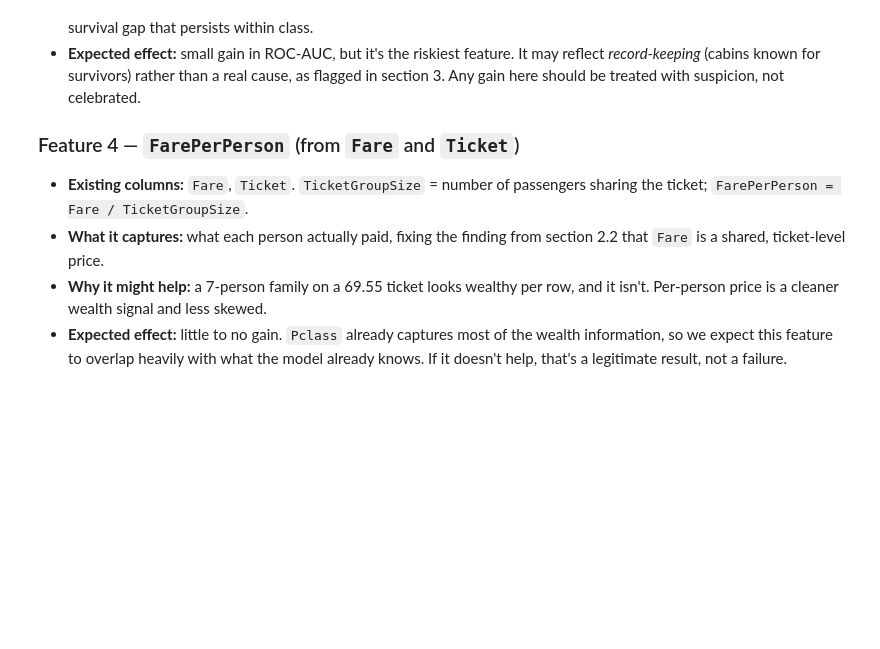
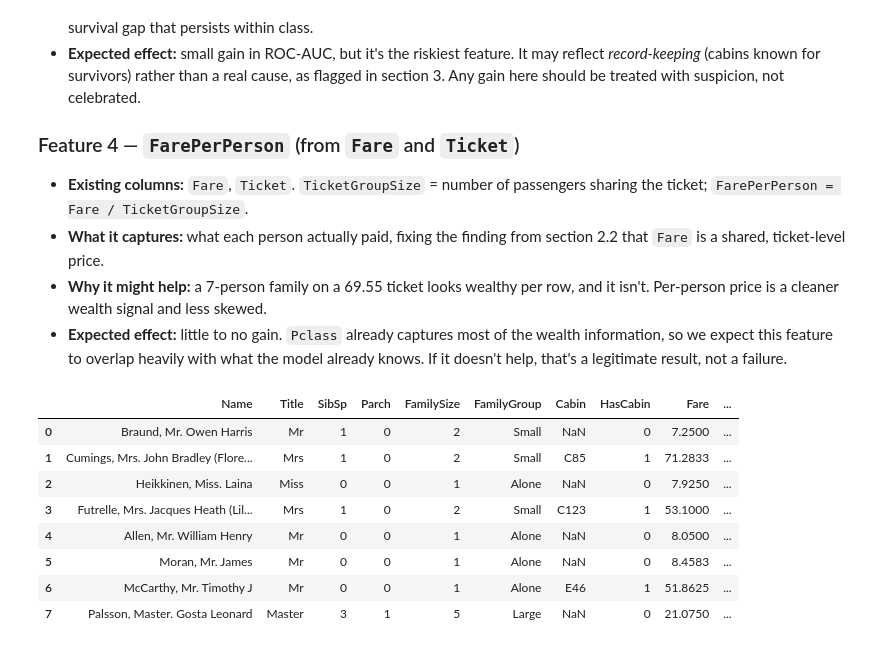
Before and after one commit to Kimberlywangari/titanic-feature-engineering, a Jupyter notebook: feature-engineering.ipynb, the cells around one changed output. Saved outputs shown, nothing was run; the diff lists cells and outputs as text; code cells hidden in the pictures; blank space fills up the shorter version.

```diff
--- a/feature-engineering.ipynb
+++ b/feature-engineering.ipynb
@@ -582,3 +582,40 @@ The hypotheses below are written *before* any results are looked at. Section 7 c
 - **What it captures:** what each person actually paid, fixing the finding from section 2.2 that `Fare` is a shared, ticket-level price.
 - **Why it might help:** a 7-person family on a 69.55 ticket looks wealthy per row, and it isn't. Per-person price is a cleaner wealth signal and less skewed.
 - **Expected effect:** little to no gain. `Pclass` already captures most of the wealth information, so we expect this feature to overlap heavily with what the model already knows. If it doesn't help, that's a legitimate result, not a failure.
+# %%
+def add_features(d):
+    """Row-wise feature engineering. Uses feature columns only -- never the target."""
+    d = d.copy()
+
+    # Feature 1: Title -- text between the comma and the first full stop in Name
+    title = d["Name"].str.extract(r", ([^\.]+)\.")[0].str.strip()
+    title = title.replace({"Mlle": "Miss", "Ms": "Miss", "Mme": "Mrs"})
+    d["Title"] = title.where(title.isin(["Mr", "Mrs", "Miss", "Master"]), "Rare")
+
+    # Feature 2: FamilySize (intermediate) -> FamilyGroup (bucketed)
+    d["FamilySize"] = d["SibSp"] + d["Parch"] + 1
+    d["FamilyGroup"] = pd.cut(d["FamilySize"], bins=[0, 1, 4, 20],
+                              labels=["Alone", "Small", "Large"]).astype(str)
+
+    # Feature 3: HasCabin -- was any cabin recorded?
+    d["HasCabin"] = d["Cabin"].notna().astype(int)
+
+    # Feature 4: FarePerPerson -- ticket price split across people sharing the ticket
+    d["TicketGroupSize"] = d.groupby("Ticket")["Ticket"].transform("count")
+    d["FarePerPerson"] = d["Fare"] / d["TicketGroupSize"]
+    return d
+
+
+fe = add_features(df)
+fe[["Name", "Title", "SibSp", "Parch", "FamilySize", "FamilyGroup", "Cabin", "HasCabin",
+    "Fare", "TicketGroupSize", "FarePerPerson"]].head(8)
+# %% [output]
+|  | Name | Title | SibSp | Parch | FamilySize | FamilyGroup | Cabin | HasCabin | Fare | ... |
+| 0 | Braund, Mr. Owen Harris | Mr | 1 | 0 | 2 | Small | NaN | 0 | 7.2500 | ... |
+| 1 | Cumings, Mrs. John Bradley (Flore... | Mrs | 1 | 0 | 2 | Small | C85 | 1 | 71.2833 | ... |
+| 2 | Heikkinen, Miss. Laina | Miss | 0 | 0 | 1 | Alone | NaN | 0 | 7.9250 | ... |
+| 3 | Futrelle, Mrs. Jacques Heath (Lil... | Mrs | 1 | 0 | 2 | Small | C123 | 1 | 53.1000 | ... |
+| 4 | Allen, Mr. William Henry | Mr | 0 | 0 | 1 | Alone | NaN | 0 | 8.0500 | ... |
+| 5 | Moran, Mr. James | Mr | 0 | 0 | 1 | Alone | NaN | 0 | 8.4583 | ... |
+| 6 | McCarthy, Mr. Timothy J | Mr | 0 | 0 | 1 | Alone | E46 | 1 | 51.8625 | ... |
+| 7 | Palsson, Master. Gosta Leonard | Master | 3 | 1 | 5 | Large | NaN | 0 | 21.0750 | ... |
```
Also changed, not shown: parts of 4 cells of this notebook.
